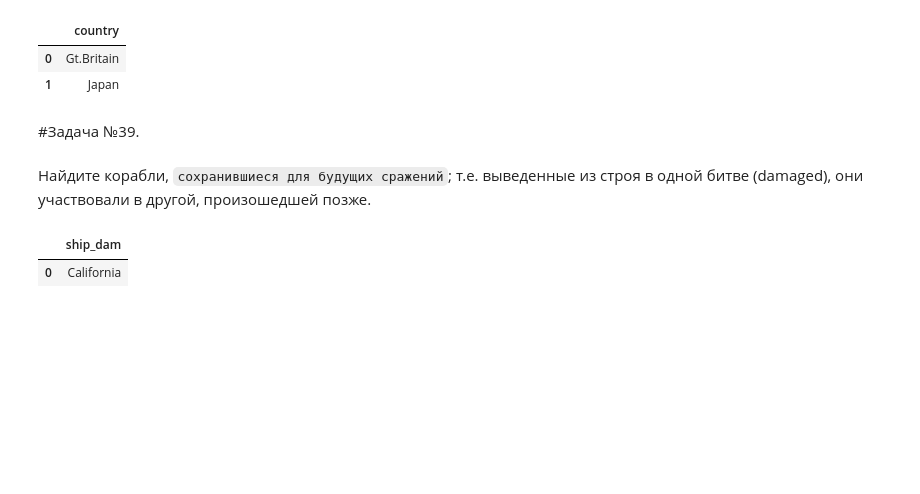
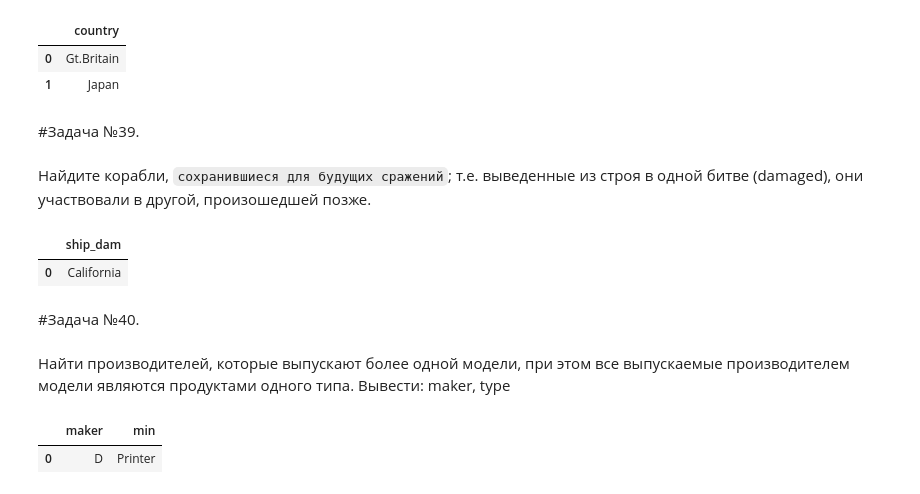
Before and after one commit to Kedrynez/Tasks-from-the-sql-ex.ru, a Jupyter notebook: sql_postgres_in_colab.ipynb, the cells around one changed output. Drawn from its saved outputs; the diff is of its cells as text; code cells hidden in the pictures; blank space fills up the shorter version.

```diff
--- a/sql_postgres_in_colab.ipynb
+++ b/sql_postgres_in_colab.ipynb
@@ -920,3 +920,20 @@ select(sql)
 # %% [output]
 |  | ship_dam |
 | 0 | California |
+# %% [markdown]
+#Задача №40.
+# %% [markdown]
+Найти производителей, которые выпускают более одной модели, при этом все выпускаемые производителем модели являются продуктами одного типа.
+Вывести: maker, type
+# %%
+sql='''select maker, min(type)
+
+from product
+group by maker
+having count(distinct type) = 1 and  count(model) > 1
+'''
+# %%
+select(sql)
+# %% [output]
+|  | maker | min |
+| 0 | D | Printer |
```
